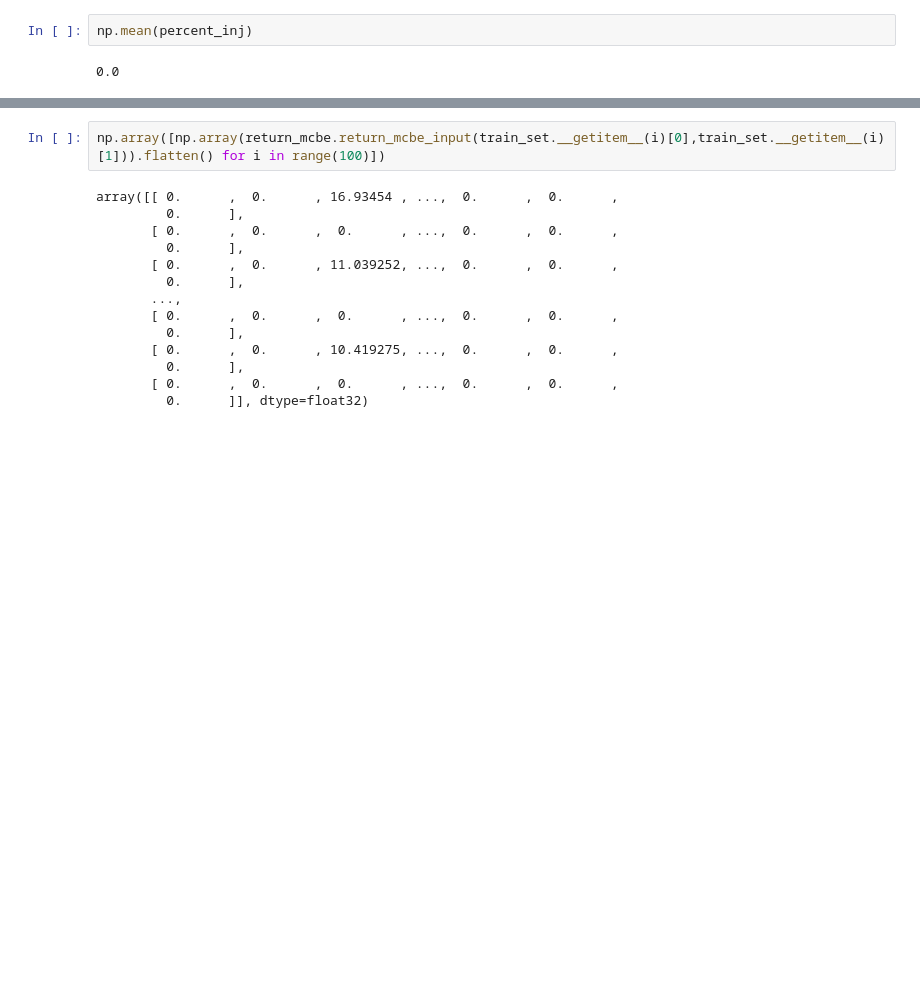
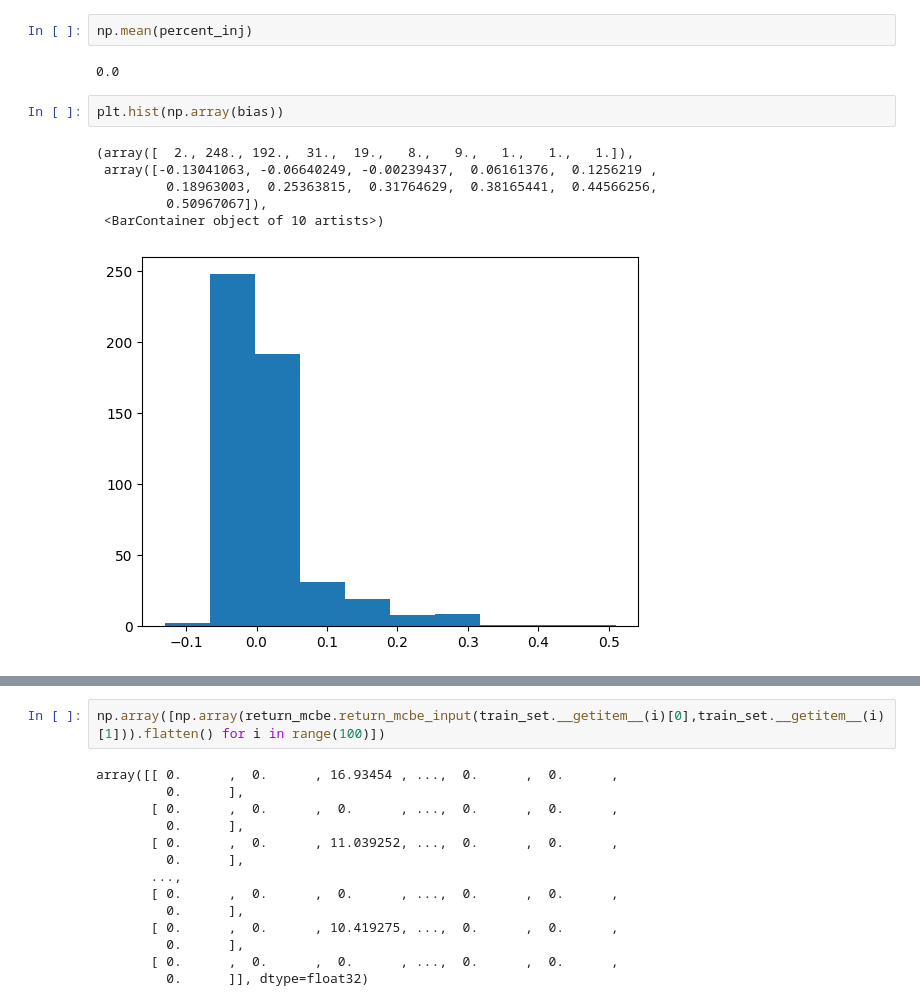
Before and after one commit to HannahEckert/cifar10-pytorch, a Jupyter notebook: reconstruction.ipynb, the cells around one changed output, grey strips where cells are left out. Drawn from its saved outputs; the diff is of its cells as text; blank space fills up the shorter version.

```diff
--- a/reconstruction.ipynb
+++ b/reconstruction.ipynb
@@ -249,3 +248,12 @@ for i in range(100):
 np.mean(percent_inj)
 # %% [output]
 0.0
+# %%
+plt.hist(np.array(bias))
+# %% [output]
+(array([  2., 248., 192.,  31.,  19.,   8.,   9.,   1.,   1.,   1.]),
+ array([-0.13041063, -0.06640249, -0.00239437,  0.06161376,  0.1256219 ,
+         0.18963003,  0.25363815,  0.31764629,  0.38165441,  0.44566256,
+         0.50967067]),
+ <BarContainer object of 10 artists>)
+[figure, added]
```
Also changed, not shown: parts of 17 cells of this notebook, 1 other file.
